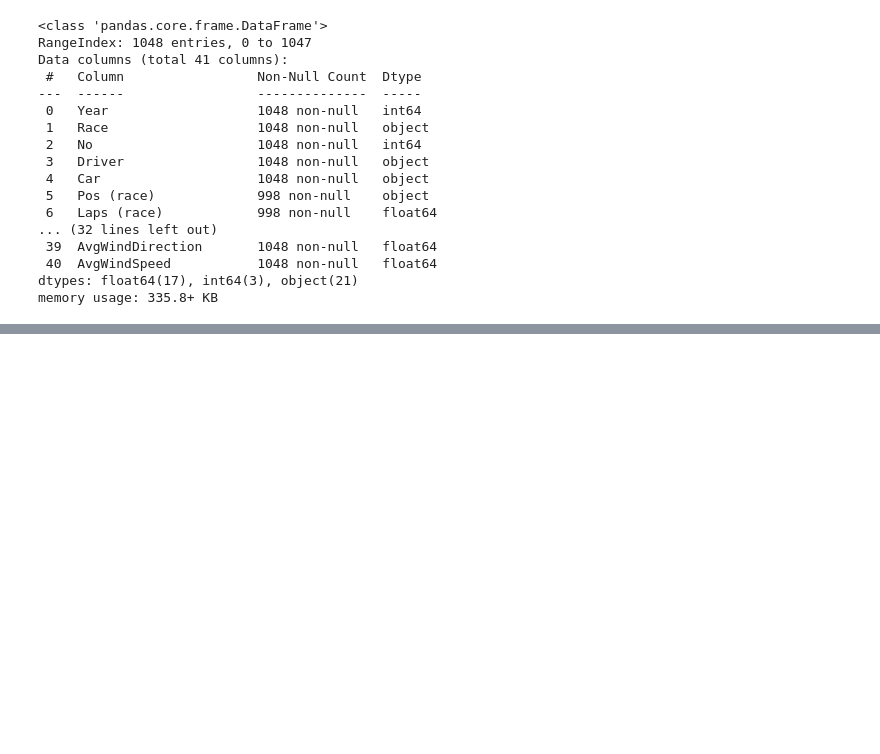
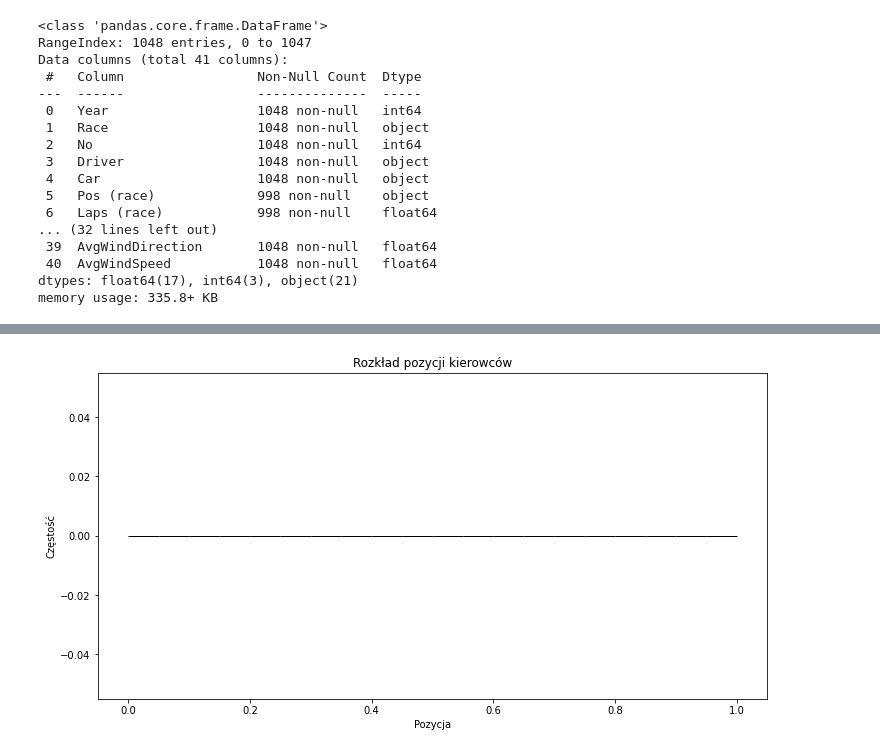
Before and after one commit to andrzejjnk/bayesian_f1, a Jupyter notebook: f1_project.ipynb, the cells around one changed output, grey strips where cells are left out. Cells and saved outputs as stored; diff of their text form; code cells hidden in the pictures; blank space fills up the shorter version.

```diff
--- a/f1_project.ipynb
+++ b/f1_project.ipynb
@@ -286,0 +627,6 @@ memory usage: 266.6+ KB
+# %%
+# Kompilacja modelu
+stan_model = CmdStanModel(stan_file='stan/test.stan')
+
+# Dopasowanie modelu do danych
+result = stan_model.sample(data=data, chains=4, iter_sampling=1000, iter_warmup=500)
@@ -286,0 +652,22 @@ memory usage: 266.6+ KB
+# %%
+# Ekstrakcja wyników
+df = result.draws_pd()
+
+# Wyciągnięcie pozycji kierowców
+positions = df.filter(regex=r'^position\.\d+$')
+
+# Przekształcenie danych do formatu długiego
+positions_long = positions.melt(var_name='observation', value_name='position')
+
+# Wyciągnięcie numeru obserwacji
+positions_long['observation'] = positions_long['observation'].str.extract(r'(\d+)').astype(int)
+
+# Wizualizacja rozkładu pozycji kierowców
+plt.figure(figsize=(12, 6))
+sns.histplot(data=positions_long, x='position', bins=K, kde=True)
+plt.xlabel('Pozycja')
+plt.ylabel('Częstość')
+plt.title('Rozkład pozycji kierowców')
+plt.show()
+# %% [output]
+[figure, added]
```
Also changed, not shown: parts of 21 cells of this notebook, 8 other files.
